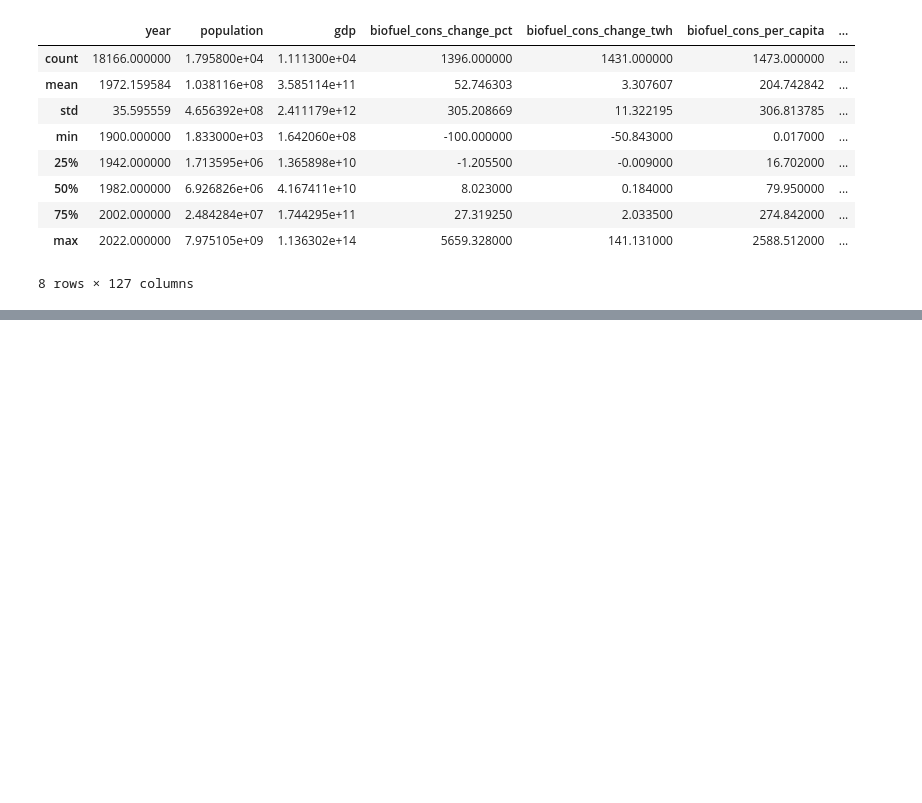
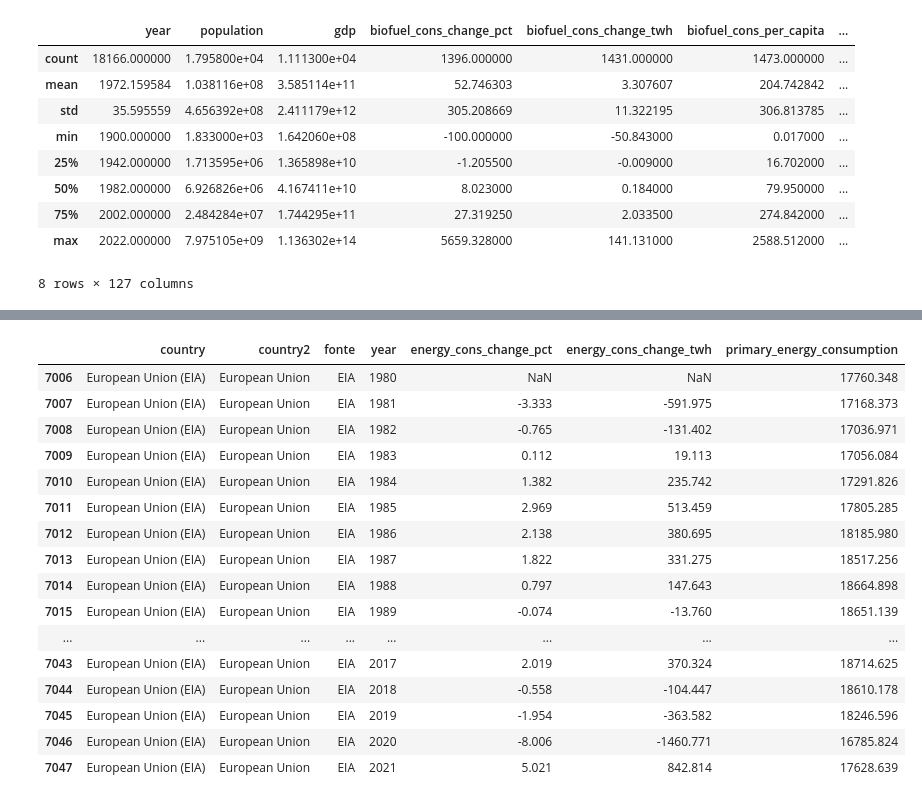
Before and after one commit to nawanovaes/Projeto-Aplicado-Sem2, a Jupyter notebook: analise dataset.ipynb, the cells around one changed output, grey strips where cells are left out. Drawn from its saved outputs; the diff is of its cells as text; code cells hidden in the pictures; blank space fills up the shorter version.

```diff
--- a/analise dataset.ipynb
+++ b/analise dataset.ipynb
@@ -115,0 +215,20 @@ paises[paises['country'] == 'Brazil']
+# %%
+eia[eia['country2'] == 'European Union']
+# %% [output]
+|  | country | country2 | fonte | year | energy_cons_change_pct | energy_cons_change_twh | primary_energy_consumption |
+| 7006 | European Union (EIA) | European Union | EIA | 1980 | NaN | NaN | 17760.348 |
+| 7007 | European Union (EIA) | European Union | EIA | 1981 | -3.333 | -591.975 | 17168.373 |
+| 7008 | European Union (EIA) | European Union | EIA | 1982 | -0.765 | -131.402 | 17036.971 |
+| 7009 | European Union (EIA) | European Union | EIA | 1983 | 0.112 | 19.113 | 17056.084 |
+| 7010 | European Union (EIA) | European Union | EIA | 1984 | 1.382 | 235.742 | 17291.826 |
+| 7011 | European Union (EIA) | European Union | EIA | 1985 | 2.969 | 513.459 | 17805.285 |
+| 7012 | European Union (EIA) | European Union | EIA | 1986 | 2.138 | 380.695 | 18185.980 |
+| 7013 | European Union (EIA) | European Union | EIA | 1987 | 1.822 | 331.275 | 18517.256 |
+| 7014 | European Union (EIA) | European Union | EIA | 1988 | 0.797 | 147.643 | 18664.898 |
+| 7015 | European Union (EIA) | European Union | EIA | 1989 | -0.074 | -13.760 | 18651.139 |
+| ... | ... | ... | ... | ... | ... | ... | ... |
+| 7043 | European Union (EIA) | European Union | EIA | 2017 | 2.019 | 370.324 | 18714.625 |
+| 7044 | European Union (EIA) | European Union | EIA | 2018 | -0.558 | -104.447 | 18610.178 |
+| 7045 | European Union (EIA) | European Union | EIA | 2019 | -1.954 | -363.582 | 18246.596 |
+| 7046 | European Union (EIA) | European Union | EIA | 2020 | -8.006 | -1460.771 | 16785.824 |
+| 7047 | European Union (EIA) | European Union | EIA | 2021 | 5.021 | 842.814 | 17628.639 |
```
Also changed, not shown: parts of 15 cells of this notebook.
